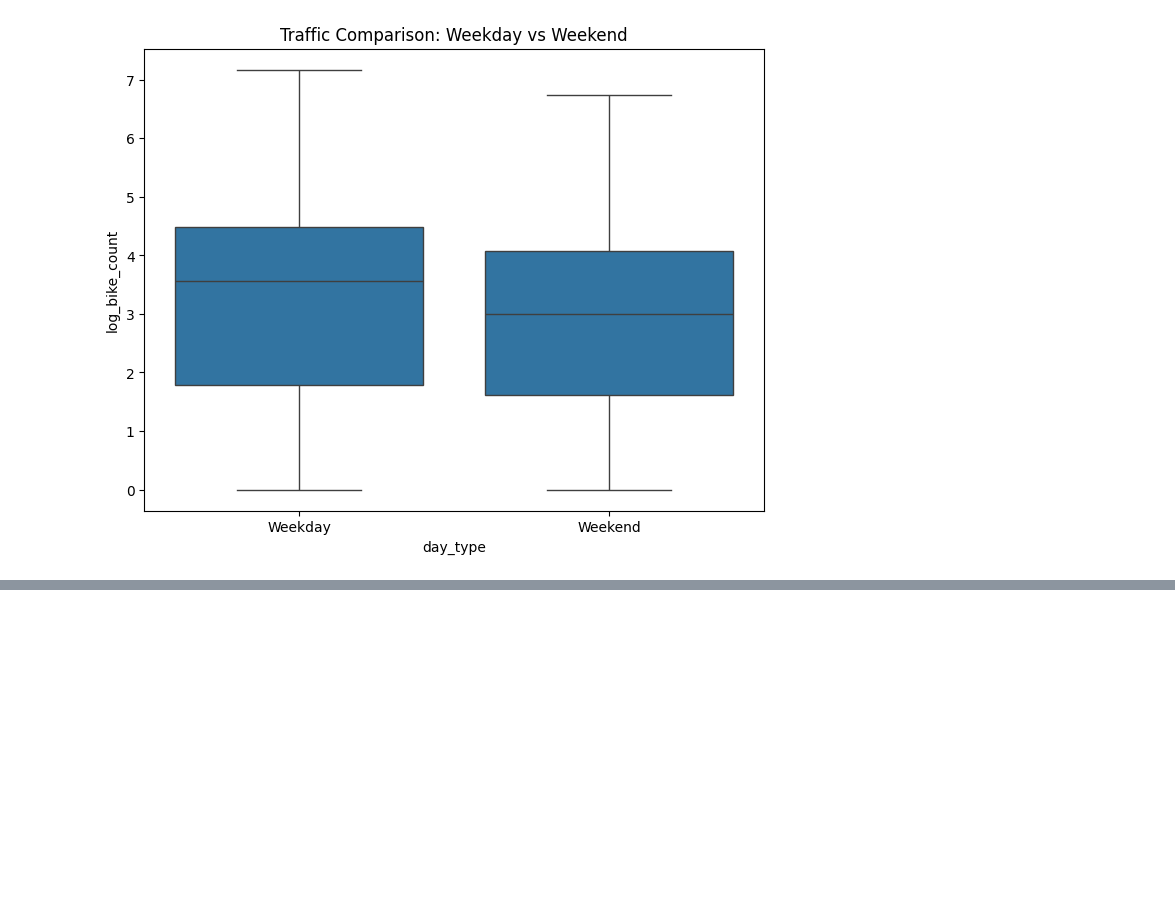
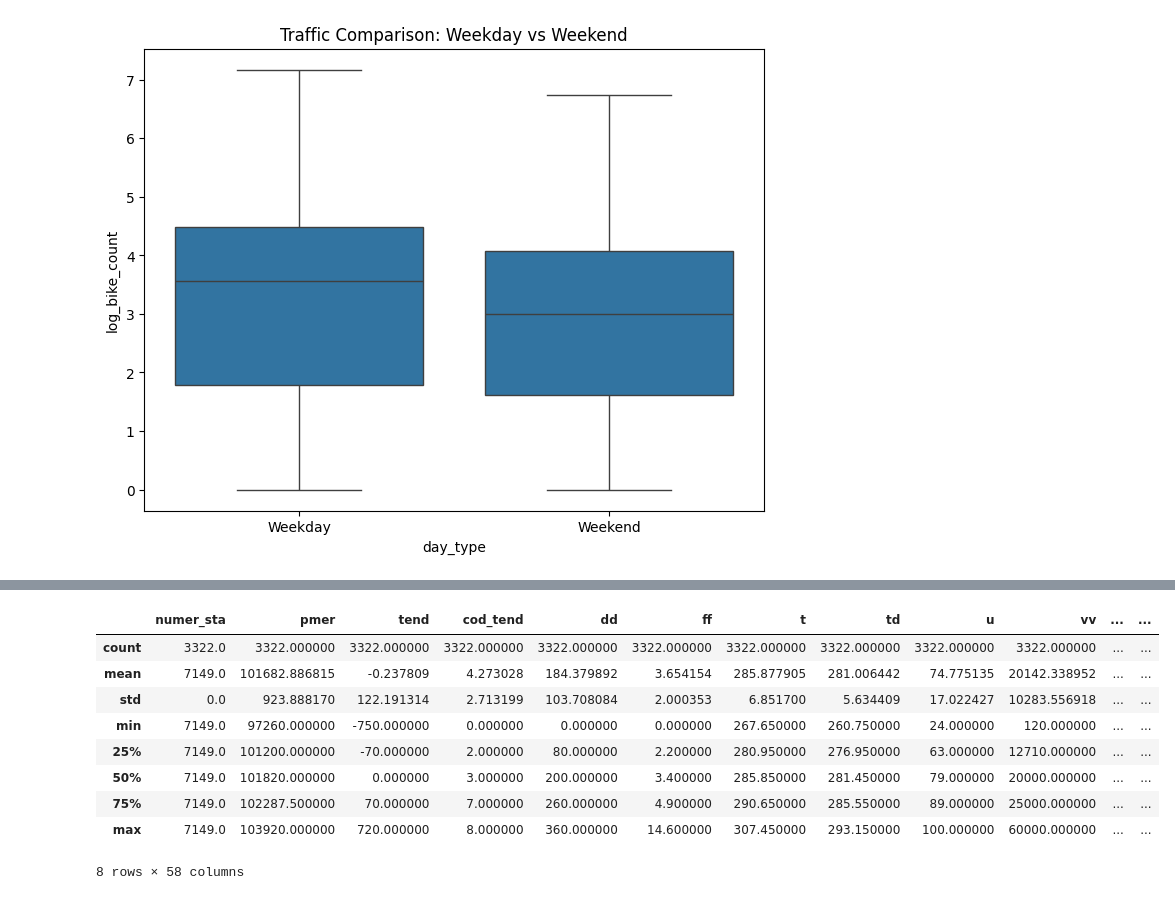
Before and after one commit to louis-leibo/bike_counters, a Jupyter notebook: Dev_by_sam_&_louis/EDA.ipynb, the cells around one changed output, grey strips where cells are left out. Drawn from its saved outputs; the diff is of its cells as text; code cells hidden in the pictures; blank space fills up the shorter version.

```diff
--- a/Dev_by_sam_&_louis/EDA.ipynb
+++ b/Dev_by_sam_&_louis/EDA.ipynb
@@ -248,0 +331,17 @@ plt.show()
+# %%
+# Basic statistics of the numerical columns
+numerical_columns = external_data.select_dtypes(include=['float64', 'int64']).columns
+df_external_numerical = external_data[numerical_columns]
+
+df_external_numerical.describe()
+# %% [output]
+|  | numer_sta | pmer | tend | cod_tend | dd | ff | t | td | u | vv | ... | ... |
+| count | 3322.0 | 3322.000000 | 3322.000000 | 3322.000000 | 3322.000000 | 3322.000000 | 3322.000000 | 3322.000000 | 3322.000000 | 3322.000000 | ... | ... |
+| mean | 7149.0 | 101682.886815 | -0.237809 | 4.273028 | 184.379892 | 3.654154 | 285.877905 | 281.006442 | 74.775135 | 20142.338952 | ... | ... |
+| std | 0.0 | 923.888170 | 122.191314 | 2.713199 | 103.708084 | 2.000353 | 6.851700 | 5.634409 | 17.022427 | 10283.556918 | ... | ... |
+| min | 7149.0 | 97260.000000 | -750.000000 | 0.000000 | 0.000000 | 0.000000 | 267.650000 | 260.750000 | 24.000000 | 120.000000 | ... | ... |
+| 25% | 7149.0 | 101200.000000 | -70.000000 | 2.000000 | 80.000000 | 2.200000 | 280.950000 | 276.950000 | 63.000000 | 12710.000000 | ... | ... |
+| 50% | 7149.0 | 101820.000000 | 0.000000 | 3.000000 | 200.000000 | 3.400000 | 285.850000 | 281.450000 | 79.000000 | 20000.000000 | ... | ... |
+| 75% | 7149.0 | 102287.500000 | 70.000000 | 7.000000 | 260.000000 | 4.900000 | 290.650000 | 285.550000 | 89.000000 | 25000.000000 | ... | ... |
+| max | 7149.0 | 103920.000000 | 720.000000 | 8.000000 | 360.000000 | 14.600000 | 307.450000 | 293.150000 | 100.000000 | 60000.000000 | ... | ... |
+8 rows × 58 columns
```
Also changed, not shown: parts of 8 cells of this notebook.
